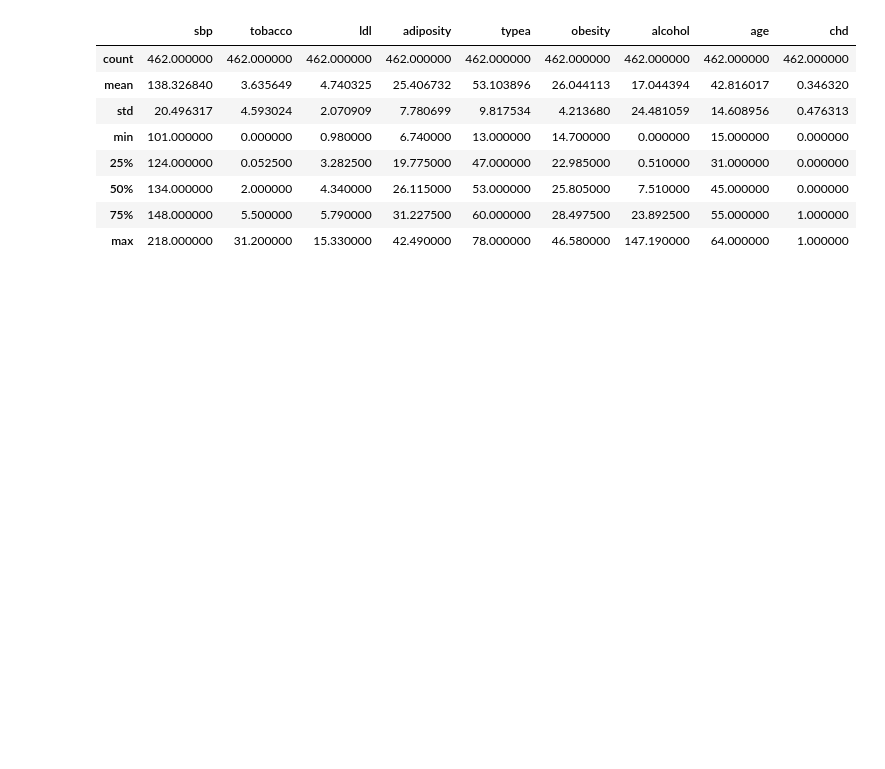
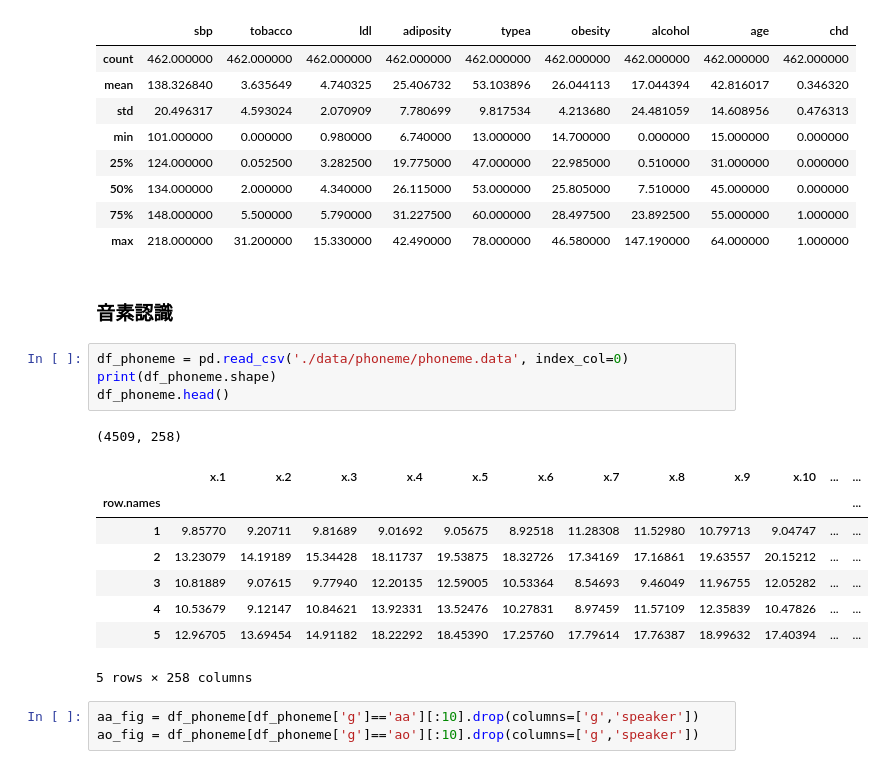
Before and after one commit to sorashido/esl-learn, a Jupyter notebook: chapter5.ipynb, the cells around one changed output. Saved outputs shown, nothing was run; the diff lists cells and outputs as text; blank space fills up the shorter version.

```diff
--- a/chapter5.ipynb
+++ b/chapter5.ipynb
@@ -173,3 +176,22 @@ df_saheart.describe()
 | 50% | 134.000000 | 2.000000 | 4.340000 | 26.115000 | 53.000000 | 25.805000 | 7.510000 | 45.000000 | 0.000000 |
 | 75% | 148.000000 | 5.500000 | 5.790000 | 31.227500 | 60.000000 | 28.497500 | 23.892500 | 55.000000 | 1.000000 |
 | max | 218.000000 | 31.200000 | 15.330000 | 42.490000 | 78.000000 | 46.580000 | 147.190000 | 64.000000 | 1.000000 |
+# %% [markdown]
+### 音素認識
+# %%
+df_phoneme = pd.read_csv('./data/phoneme/phoneme.data', index_col=0)
+print(df_phoneme.shape)
+df_phoneme.head()
+# %% [output]
+(4509, 258)
+|  | x.1 | x.2 | x.3 | x.4 | x.5 | x.6 | x.7 | x.8 | x.9 | x.10 | ... | ... |
+| row.names |  |  |  |  |  |  |  |  |  |  |  | ... |
+| 1 | 9.85770 | 9.20711 | 9.81689 | 9.01692 | 9.05675 | 8.92518 | 11.28308 | 11.52980 | 10.79713 | 9.04747 | ... | ... |
+| 2 | 13.23079 | 14.19189 | 15.34428 | 18.11737 | 19.53875 | 18.32726 | 17.34169 | 17.16861 | 19.63557 | 20.15212 | ... | ... |
+| 3 | 10.81889 | 9.07615 | 9.77940 | 12.20135 | 12.59005 | 10.53364 | 8.54693 | 9.46049 | 11.96755 | 12.05282 | ... | ... |
+| 4 | 10.53679 | 9.12147 | 10.84621 | 13.92331 | 13.52476 | 10.27831 | 8.97459 | 11.57109 | 12.35839 | 10.47826 | ... | ... |
+| 5 | 12.96705 | 13.69454 | 14.91182 | 18.22292 | 18.45390 | 17.25760 | 17.79614 | 17.76387 | 18.99632 | 17.40394 | ... | ... |
+5 rows × 258 columns
+# %%
+aa_fig = df_phoneme[df_phoneme['g']=='aa'][:10].drop(columns=['g','speaker'])
+ao_fig = df_phoneme[df_phoneme['g']=='ao'][:10].drop(columns=['g','speaker'])
```
Also changed, not shown: parts of 14 cells of this notebook, 1 other file.
